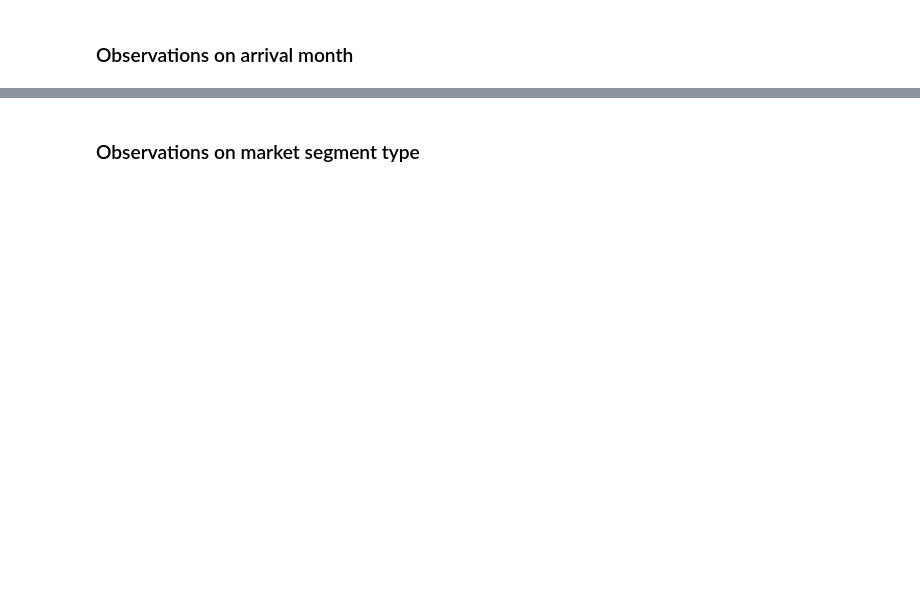
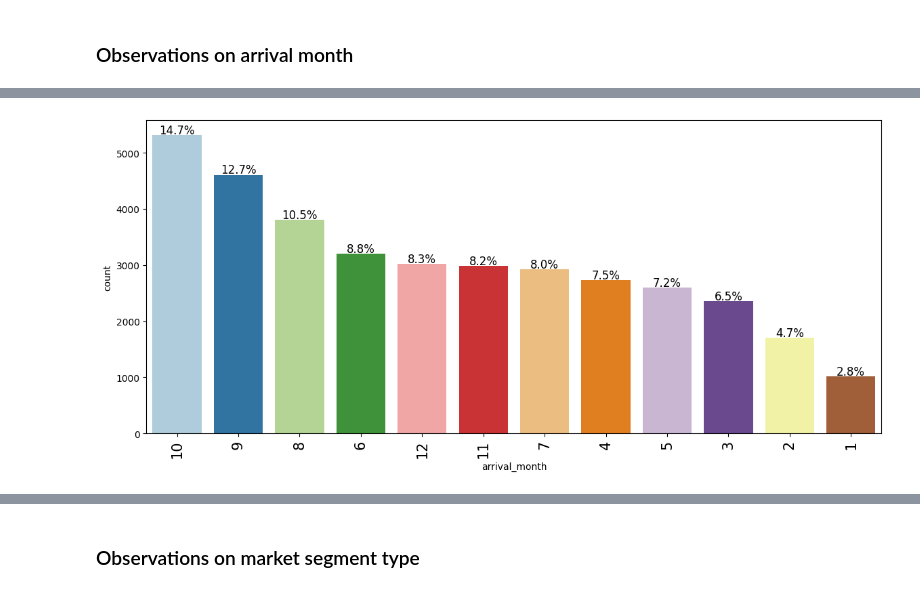
Before and after one commit to CoderSales/machine-learning-classification, a Jupyter notebook: Project_SLC_DSBA_INNHotels_LowCode_%281%29.ipynb, the cells around one changed output, grey strips where cells are left out. Drawn from its saved outputs; the diff is of its cells as text; code cells hidden in the pictures; blank space fills up the shorter version.

```diff
--- a/Project_SLC_DSBA_INNHotels_LowCode_%281%29.ipynb
+++ b/Project_SLC_DSBA_INNHotels_LowCode_%281%29.ipynb
@@ -2107,2 +2119,4 @@ labeled_barplot('_______')  ## Complete the code to create labeled_barplot for r
 # %%
-labeled_barplot('_______')  ## Complete the code to create labeled_barplot for arrival month
+labeled_barplot(data, "arrival_month", perc=True)  ## Complete the code to create labeled_barplot for arrival month
+# %% [output]
+[figure, added]
```
Also changed, not shown: parts of 12 cells of this notebook.
